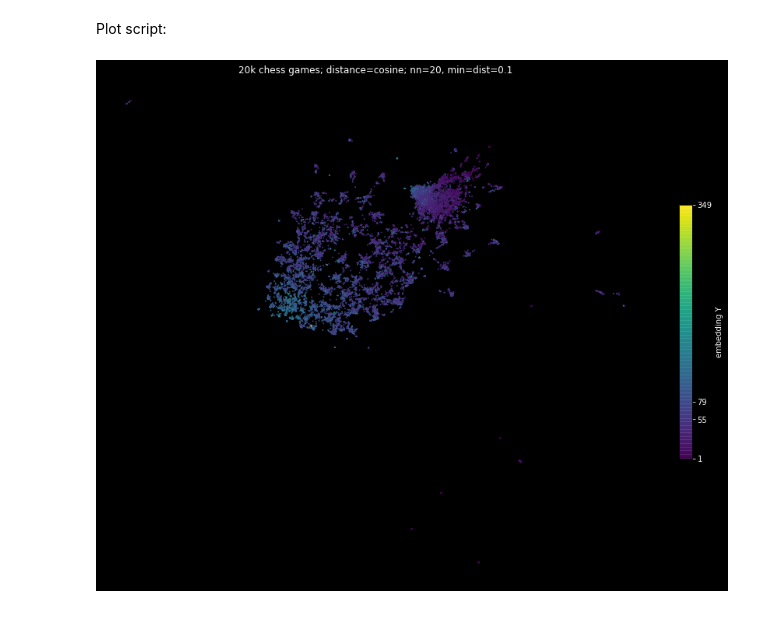
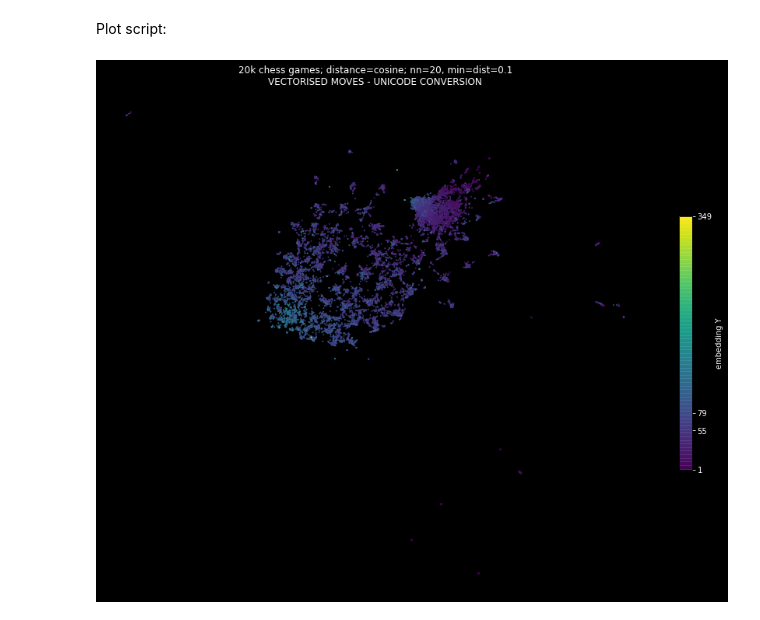
Before and after one commit to nefiu/chess_umap_exploration, a Jupyter notebook: chess-umap-poc.ipynb, the cells around one changed output. Cells and saved outputs as stored; diff of their text form; code cells hidden in the pictures.

```diff
--- a/chess-umap-poc.ipynb
+++ b/chess-umap-poc.ipynb
@@ -315,35 +315,35 @@ fig.patch.set_facecolor(facecolor)
 plot = plt.scatter(EMBEDDING_DF['x'],
                 EMBEDDING_DF['y'],
                 marker=marker_shape,
                 s=marker_size,
                 edgecolor='none',
                 c=cmap_variable,
                 cmap='viridis',
                 alpha=alpha)
 
 plt.axis("off")
-plt.title(f'20k chess games; distance={distance_metric}; nn={n_neighbors}, min=dist={min_dist}',
+plt.title(f'20k chess games; distance={distance_metric}; nn={n_neighbors}, min=dist={min_dist}\nVECTORISED MOVES - UNICODE CONVERSION',
           color='w')
 
 if cbar_switch:
     cbar = plt.colorbar(fraction=0.05,
                     shrink=0.5,
                     ticks=[cmap_variable.min(),
                     np.quantile(cmap_variable,0.50),
                     np.quantile(cmap_variable,0.75),
                     cmap_variable.max()], alpha=alpha
                            )
 
     cbar.set_label('embedding Y', color=labelcolor)
     cbar.ax.yaxis.set_tick_params(color=labelcolor)
     cbar.solids.set_edgecolor("face")
 
 plt.setp(plt.getp(cbar.ax.axes, 'yticklabels'), color=labelcolor)
 
 _ = plot
 
-# plt.savefig(f"screens/{distance_metric}_nn{n_neighbors}_mind{min_dist}_v{notebook_ver}.png",
-#             dpi=dpi,
-#             facecolor=facecolor)
+plt.savefig(f"screens/{distance_metric}_nn{n_neighbors}_mind{min_dist}_v{notebook_ver}.png",
+            dpi=dpi,
+            facecolor=facecolor)
 # %% [output]
-[figure, old version]
+[figure, new version]
```
Also changed, not shown: 1 other file.
